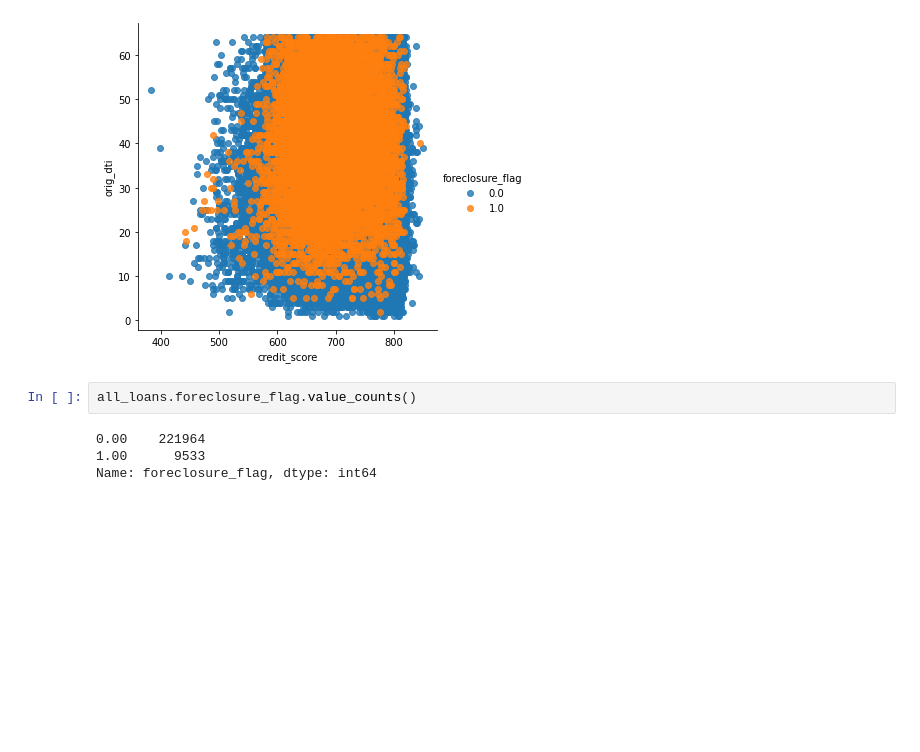
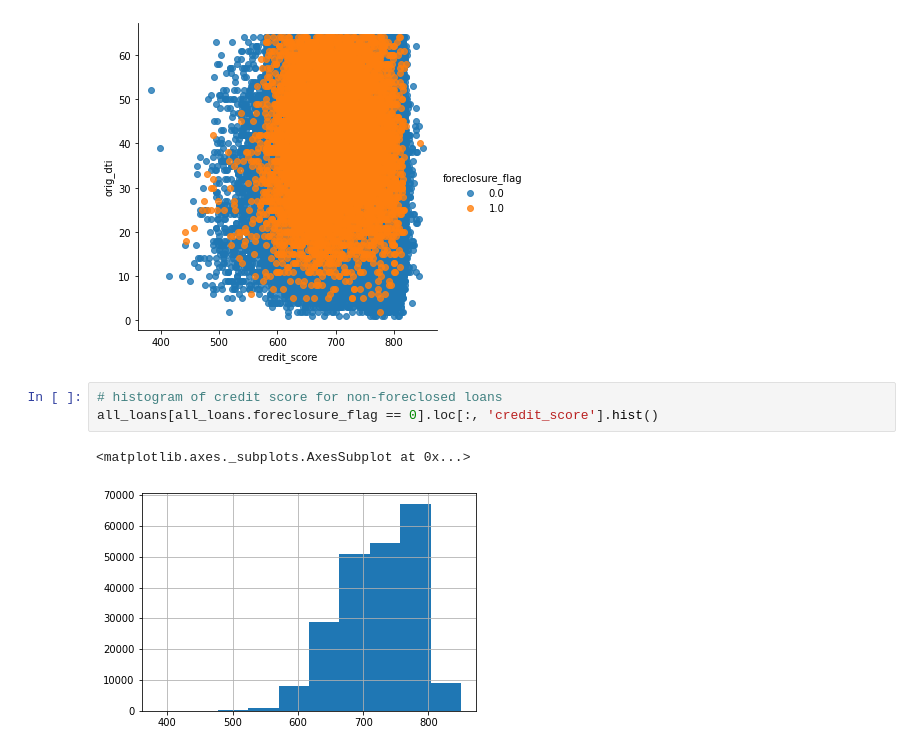
Before and after one commit to jcabiles/AnalysisPractice, a Jupyter notebook: foreclosed_loans_analysis/Analysis of Foreclosed Loans.ipynb, the cells around one changed output. Drawn from its saved outputs; the diff is of its cells as text; blank space fills up the shorter version.

Commit message:
Add histograms for credit score and DTI

```diff
--- a/foreclosed_loans_analysis/Analysis of Foreclosed Loans.ipynb
+++ b/foreclosed_loans_analysis/Analysis of Foreclosed Loans.ipynb
@@ -142,9 +142,9 @@ credit_plot = sns.lmplot("credit_score",
 plt.show()
 # %% [output]
 [figure]
-# %%
-all_loans.foreclosure_flag.value_counts()
-# %% [output]
-0.00    221964
-1.00      9533
-Name: foreclosure_flag, dtype: int64
+# %%
+# histogram of credit score for non-foreclosed loans
+all_loans[all_loans.foreclosure_flag == 0].loc[:, 'credit_score'].hist()
+# %% [output]
+<matplotlib.axes._subplots.AxesSubplot at 0x...>
+[figure, added]
```
Also changed, not shown: parts of 3 cells of this notebook.
